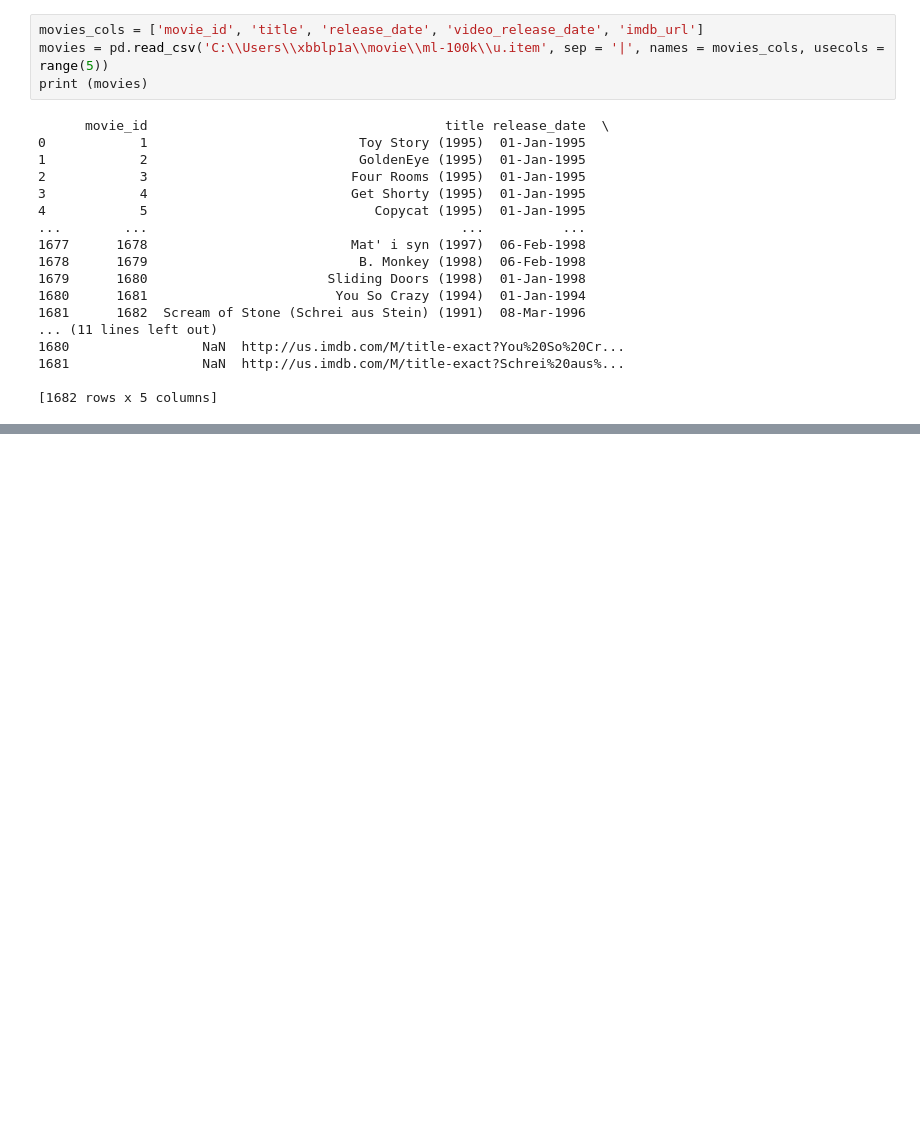
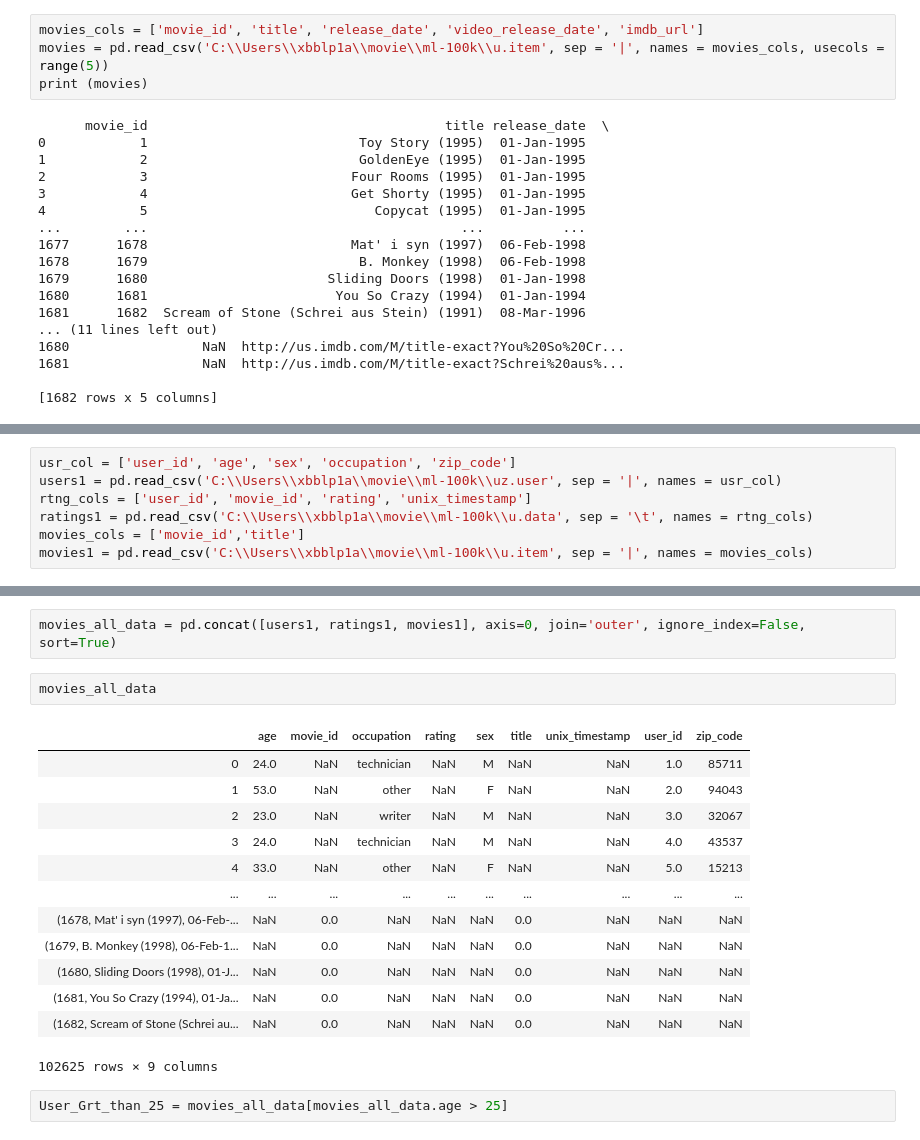
Before and after one commit to maryam2008/2015, a Jupyter notebook: Lectures/MypandasExercise.ipynb, the cells around one changed output, grey strips where cells are left out. Saved outputs shown, nothing was run; the diff lists cells and outputs as text; blank space fills up the shorter version.

```diff
--- a/Lectures/MypandasExercise.ipynb
+++ b/Lectures/MypandasExercise.ipynb
@@ -203,0 +203,7 @@ max    1682.000000                 NaN
+# %%
+usr_col = ['user_id', 'age', 'sex', 'occupation', 'zip_code']
+users1 = pd.read_csv('C:\\Users\\xbblp1a\\movie\\ml-100k\\uz.user', sep = '|', names = usr_col)
+rtng_cols = ['user_id', 'movie_id', 'rating', 'unix_timestamp']
+ratings1 = pd.read_csv('C:\\Users\\xbblp1a\\movie\\ml-100k\\u.data', sep = '\t', names = rtng_cols)
+movies_cols = ['movie_id','title']
+movies1 = pd.read_csv('C:\\Users\\xbblp1a\\movie\\ml-100k\\u.item', sep = '|', names = movies_cols)
@@ -203,0 +226,20 @@ max    1682.000000                 NaN
+# %%
+movies_all_data = pd.concat([users1, ratings1, movies1], axis=0, join='outer', ignore_index=False, sort=True)
+# %%
+movies_all_data
+# %% [output]
+|  | age | movie_id | occupation | rating | sex | title | unix_timestamp | user_id | zip_code |
+| 0 | 24.0 | NaN | technician | NaN | M | NaN | NaN | 1.0 | 85711 |
+| 1 | 53.0 | NaN | other | NaN | F | NaN | NaN | 2.0 | 94043 |
+| 2 | 23.0 | NaN | writer | NaN | M | NaN | NaN | 3.0 | 32067 |
+| 3 | 24.0 | NaN | technician | NaN | M | NaN | NaN | 4.0 | 43537 |
+| 4 | 33.0 | NaN | other | NaN | F | NaN | NaN | 5.0 | 15213 |
+| ... | ... | ... | ... | ... | ... | ... | ... | ... | ... |
+| (1678, Mat' i syn (1997), 06-Feb-... | NaN | 0.0 | NaN | NaN | NaN | 0.0 | NaN | NaN | NaN |
+| (1679, B. Monkey (1998), 06-Feb-1... | NaN | 0.0 | NaN | NaN | NaN | 0.0 | NaN | NaN | NaN |
+| (1680, Sliding Doors (1998), 01-J... | NaN | 0.0 | NaN | NaN | NaN | 0.0 | NaN | NaN | NaN |
+| (1681, You So Crazy (1994), 01-Ja... | NaN | 0.0 | NaN | NaN | NaN | 0.0 | NaN | NaN | NaN |
+| (1682, Scream of Stone (Schrei au... | NaN | 0.0 | NaN | NaN | NaN | 0.0 | NaN | NaN | NaN |
+102625 rows × 9 columns
+# %%
+User_Grt_than_25 = movies_all_data[movies_all_data.age > 25]
```
Also changed, not shown: parts of 17 cells of this notebook.
